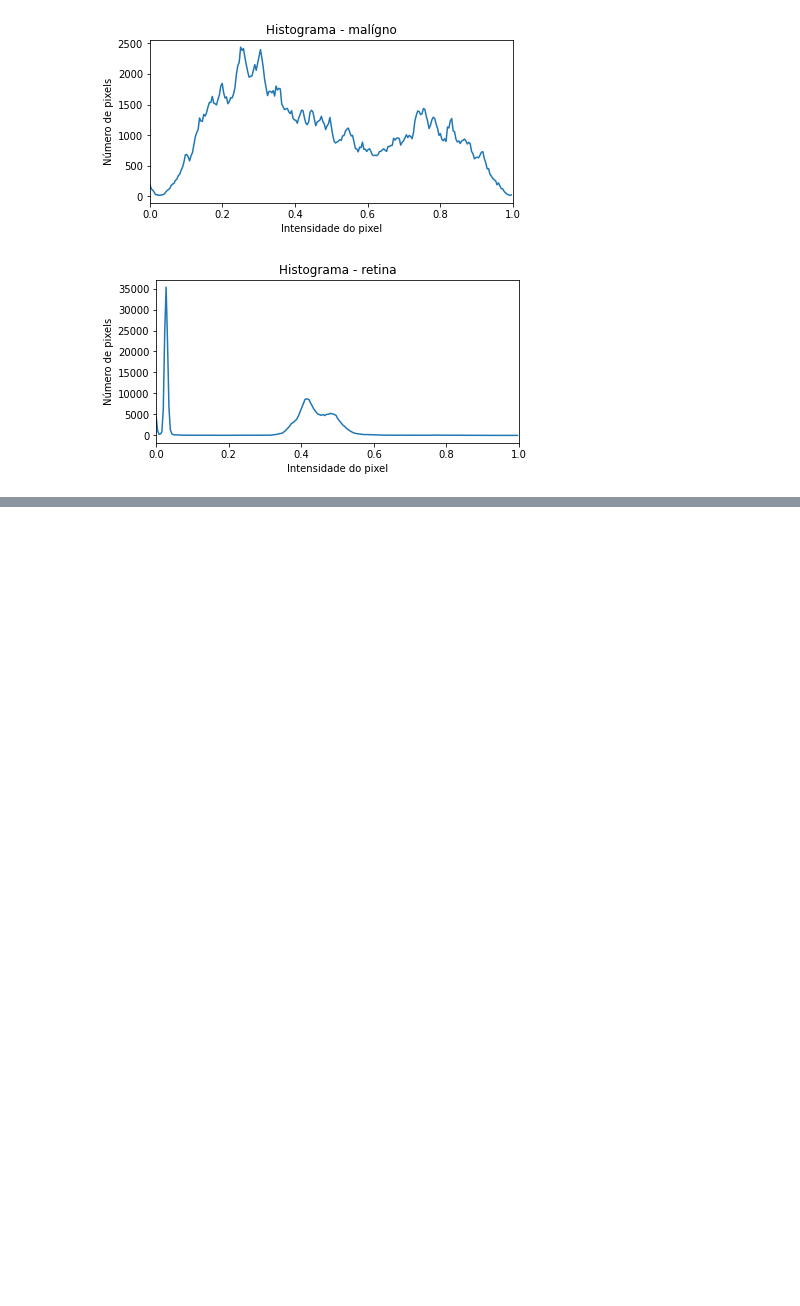
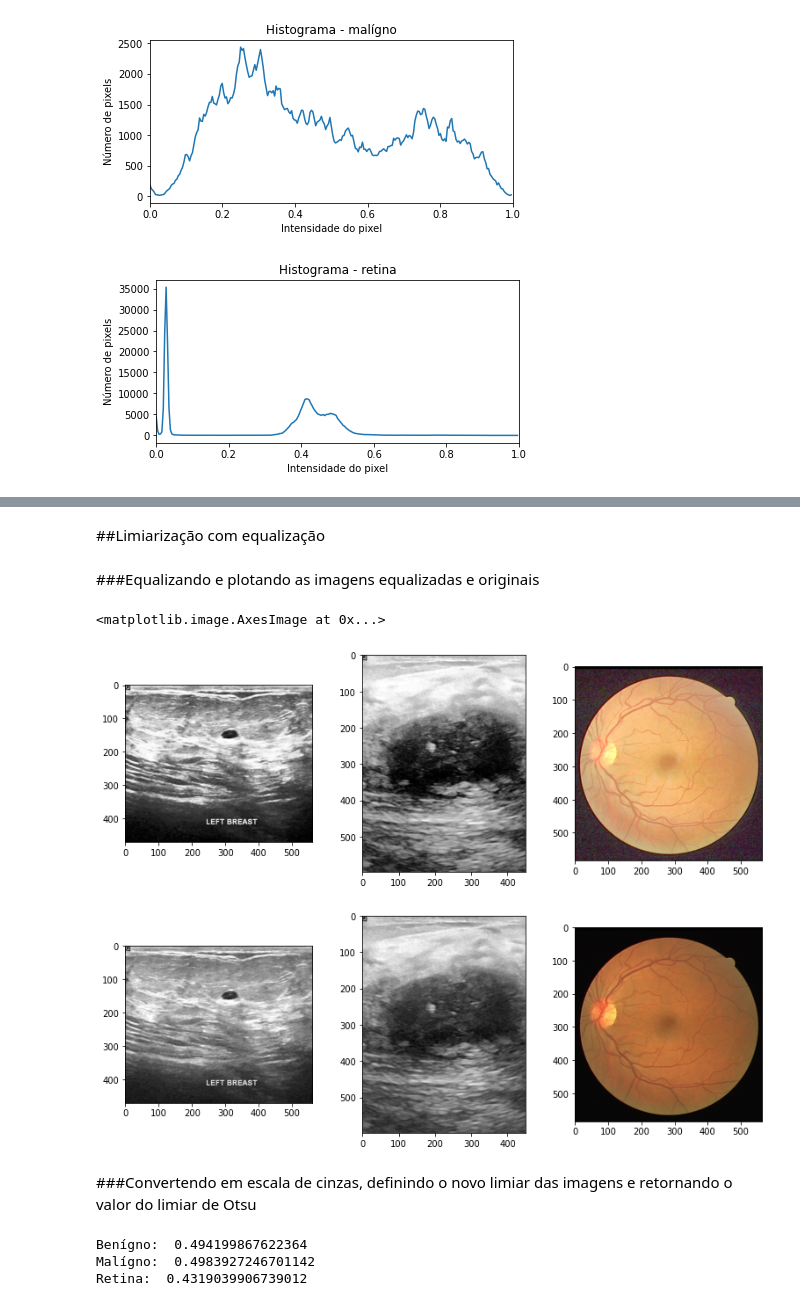
Before and after one commit to CarlosEstellita/Image-Processing-First-Steps, a Jupyter notebook: First Steps/Medical Images - Thresholding/BásicoDoBásico_Threshold_pt2.ipynb, the cells around one changed output, grey strips where cells are left out. Drawn from its saved outputs; the diff is of its cells as text; code cells hidden in the pictures; blank space fills up the shorter version.

```diff
--- a/First Steps/Medical Images - Thresholding/BásicoDoBásico_Threshold_pt2.ipynb
+++ b/First Steps/Medical Images - Thresholding/BásicoDoBásico_Threshold_pt2.ipynb
@@ -120,0 +148,45 @@ ax[2].set_title('Retina')'''
+# %% [markdown]
+##Limiarização com equalização
+# %% [markdown]
+###Equalizando e plotando as imagens equalizadas e originais
+# %%
+img_equalized_mama1 = exposure.equalize_hist(img_mama1)
+img_equalized_mama2 = exposure.equalize_hist(img_mama2)
+img_equalized_retina = exposure.equalize_hist(img_retina)
+
+rcParams['figure.figsize'] = 13, 10
+
+fig, ax = plt.subplots(2, 3)
+ax[0,0].imshow(img_equalized_mama1)
+ax[1,0].imshow(img_mama1)
+ax[0,1].imshow(img_equalized_mama2)
+ax[1,1].imshow(img_mama2)
+ax[0,2].imshow(img_equalized_retina)
+ax[1,2].imshow(img_retina)
+# %% [output]
+<matplotlib.image.AxesImage at 0x...>
+[figure, added]
+# %% [markdown]
+###Convertendo em escala de cinzas, definindo o novo limiar das imagens e retornando o valor do limiar de Otsu
+# %%
+#Imagem do tumor benígno
+img_equalized_mama1_gray = rgb2gray(img_equalized_mama1)
+thresh4 = threshold_otsu(img_equalized_mama1_gray)
+binary4 = img_equalized_mama1_gray > thresh4
+print("Benígno: ", threshold_otsu(img_equalized_mama1_gray))
+
+#Imagem do tumor malígno
+img_equalized_mama2_gray = rgb2gray(img_equalized_mama2)
+thresh5 = threshold_otsu(img_equalized_mama2_gray)
+binary5 = img_equalized_mama2_gray > thresh5
+print("Malígno: ", threshold_otsu(img_equalized_mama2_gray))
+
+#Imagem de retina
+img_equalized_retina_gray = rgb2gray(img_equalized_retina)
+thresh6 = threshold_otsu(img_equalized_retina_gray)
+binary6 = img_equalized_retina_gray > thresh6
+print("Retina: ", threshold_otsu(img_equalized_retina_gray))
+# %% [output]
+Benígno:  0.494199867622364
+Malígno:  0.4983927246701142
+Retina:  0.4319039906739012
```
Also changed, not shown: parts of 12 cells of this notebook.
